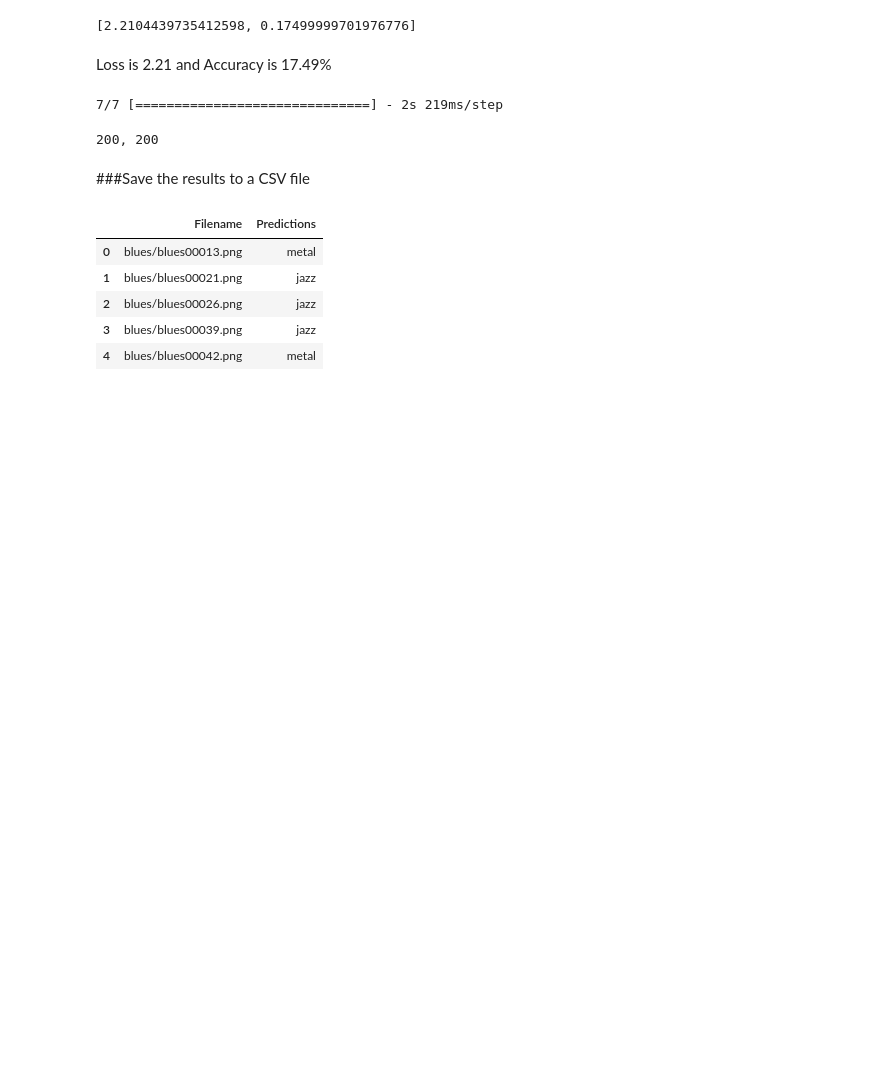
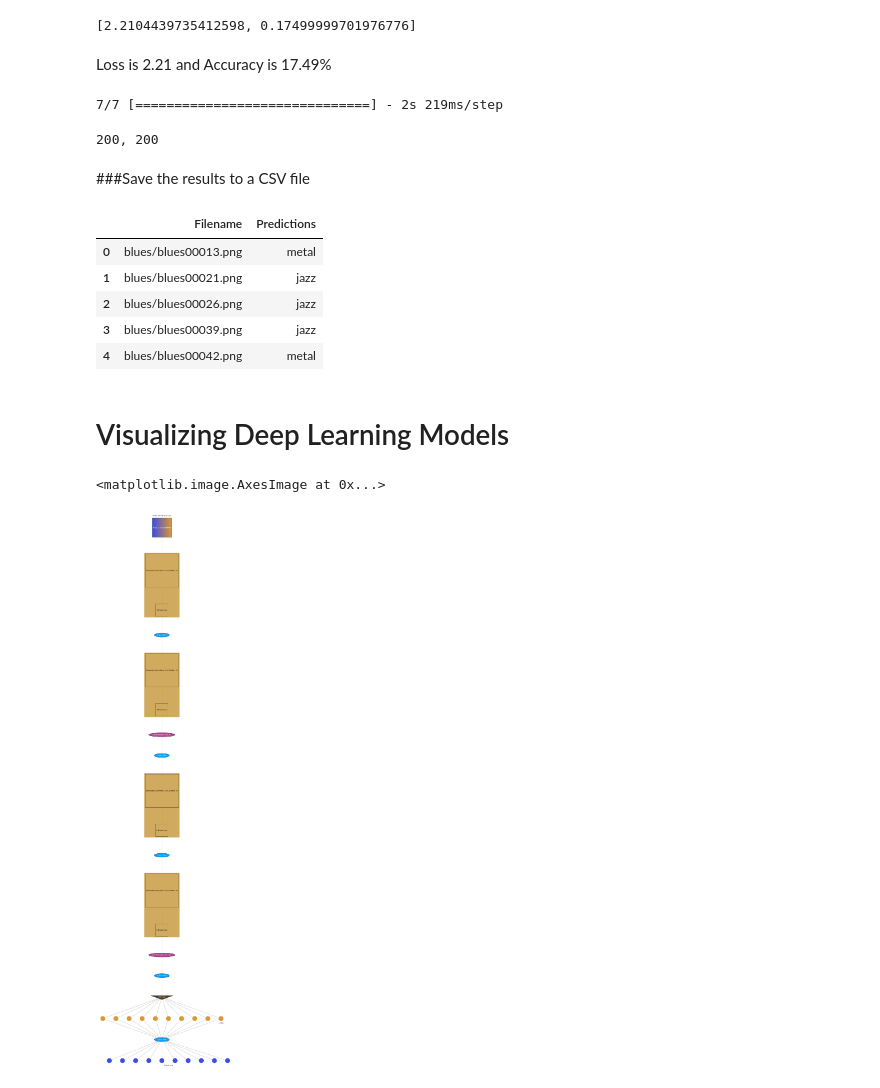
Before and after one commit to subhayuroy/Melody_Synthesis, a Jupyter notebook: musicAnalysis.ipynb, the cells around one changed output. Cells and saved outputs as stored; diff of their text form; code cells hidden in the pictures; blank space fills up the shorter version.

Commit message:
Visualizing the models in 2 different methods

```diff
--- a/musicAnalysis.ipynb
+++ b/musicAnalysis.ipynb
@@ -532,3 +532,5 @@ out.head()
 | 2 | blues/blues00026.png | jazz |
 | 3 | blues/blues00039.png | jazz |
 | 4 | blues/blues00042.png | metal |
+# %% [markdown]
+<h1>Visualizing Deep Learning Models</h1>
@@ -534,0 +540,73 @@ out.head()
+# %%
+import keras
+from keras.models import Sequential
+from keras.layers import Dense
+from keras.layers import Dense, Dropout, Activation, Flatten
+from keras.layers import Conv2D, MaxPooling2D
+from ann_visualizer.visualize import ann_viz
+from graphviz import Source
+
+def build_cnn_model():
+  model = keras.models.Sequential()
+
+  model.add(
+      Conv2D(
+          32, (3, 3),
+          padding="same",
+          input_shape=(32, 32, 3),
+          activation="relu"))
+  model.add(Dropout(0.2))
+
+  model.add(
+      Conv2D(
+          32, (3, 3),
+          padding="same",
+          input_shape=(32, 32, 3),
+          activation="relu"))
+  model.add(MaxPooling2D(pool_size=(2, 2)))
+  model.add(Dropout(0.2))
+
+  model.add(
+      Conv2D(
+          64, (3, 3),
+          padding="same",
+          input_shape=(32, 32, 3),
+          activation="relu"))
+  model.add(Dropout(0.2))
+
+  model.add(
+      Conv2D(
+          64, (3, 3),
+          padding="same",
+          input_shape=(32, 32, 3),
+          activation="relu"))
+  model.add(MaxPooling2D(pool_size=(2, 2)))
+  model.add(Dropout(0.2))
+
+  model.add(Flatten())
+  model.add(Dense(512, activation="relu"))
+  model.add(Dropout(0.2))
+
+  model.add(Dense(10, activation="softmax"))
+
+  return model
+
+model = build_cnn_model()
+ann_viz(model, view=True, filename="network.gv", title="Neural Network")
+
+with open('/content/network.gv', 'r') as file:
+    data = file.read().replace('\n', '')
+
+s = Source(data, filename="/content/network.gv", format="png")
+s.view()
+
+import matplotlib.pyplot as plt
+import cv2
+
+img = cv2.imread('/content/network.gv.png')
+plt.figure(figsize=[30,35])
+plt.axis('off')
+plt.imshow(img)
+# %% [output]
+<matplotlib.image.AxesImage at 0x...>
+[figure, added]
```
Also changed, not shown: parts of 2 cells of this notebook.
